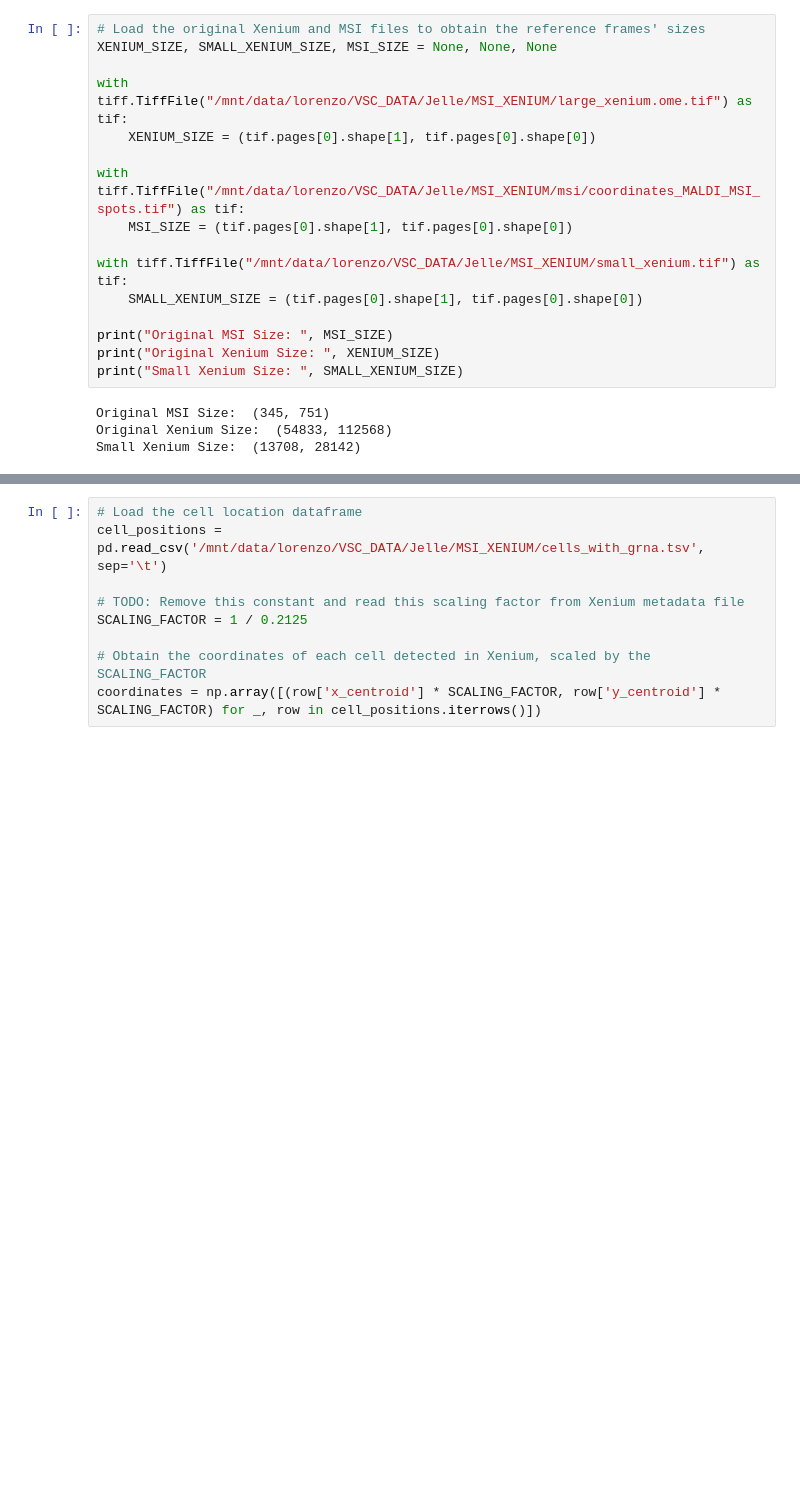
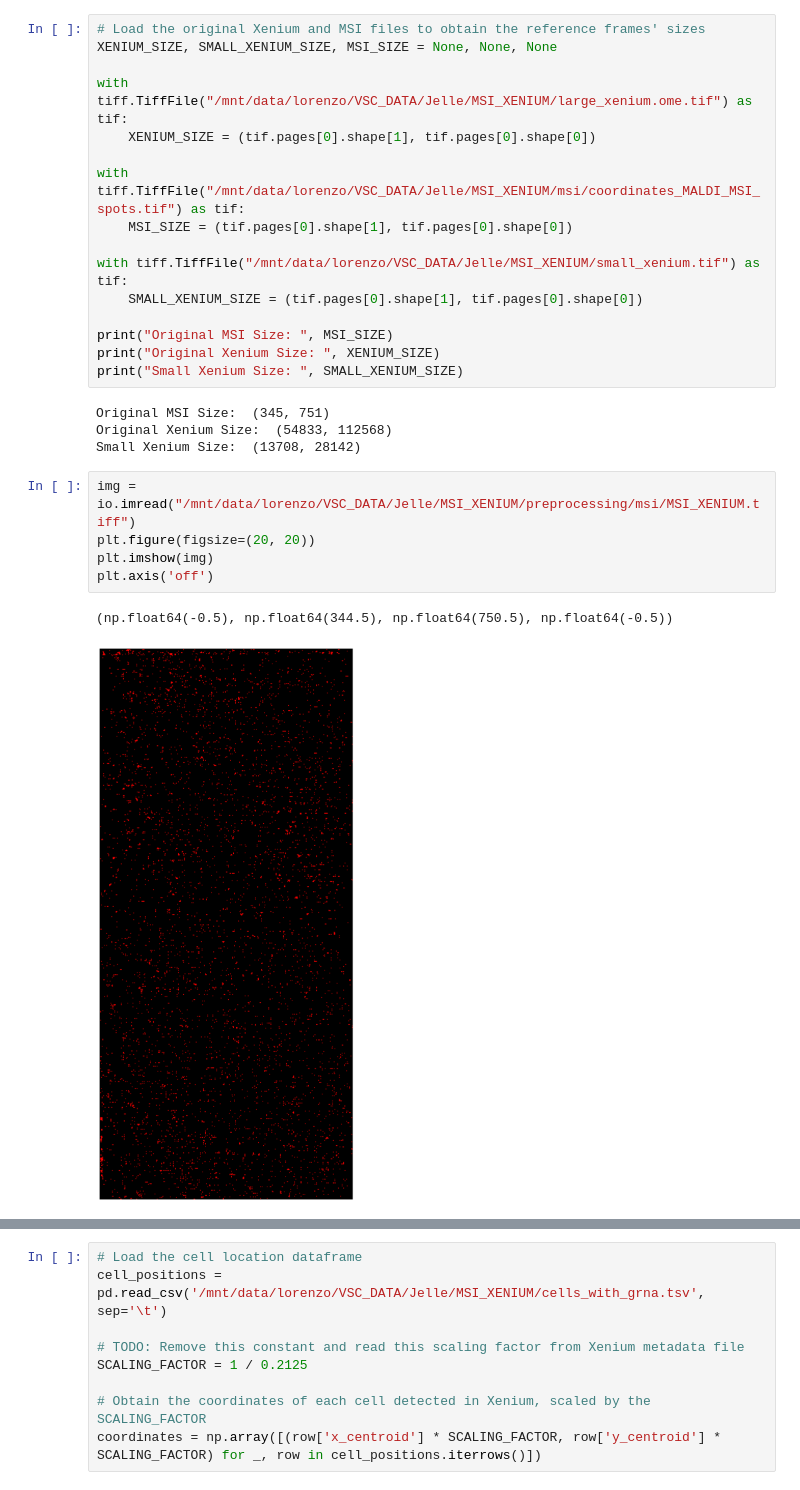
Before and after one commit to sifrimlab/FOCUS, a Jupyter notebook: notebooks/convert_xenium_msi.ipynb, the cells around one changed output, grey strips where cells are left out. Cells and saved outputs as stored; diff of their text form; blank space fills up the shorter version.

```diff
--- a/notebooks/convert_xenium_msi.ipynb
+++ b/notebooks/convert_xenium_msi.ipynb
@@ -196,3 +197,11 @@ print("Small Xenium Size: ", SMALL_XENIUM_SIZE)
 Original MSI Size:  (345, 751)
 Original Xenium Size:  (54833, 112568)
 Small Xenium Size:  (13708, 28142)
+# %%
+img = io.imread("/mnt/data/lorenzo/VSC_DATA/Jelle/MSI_XENIUM/preprocessing/msi/MSI_XENIUM.tiff")
+plt.figure(figsize=(20, 20))
+plt.imshow(img)
+plt.axis('off')
+# %% [output]
+(np.float64(-0.5), np.float64(344.5), np.float64(750.5), np.float64(-0.5))
+[figure, added]
```
Also changed, not shown: parts of 2 cells of this notebook, 7 other files.
